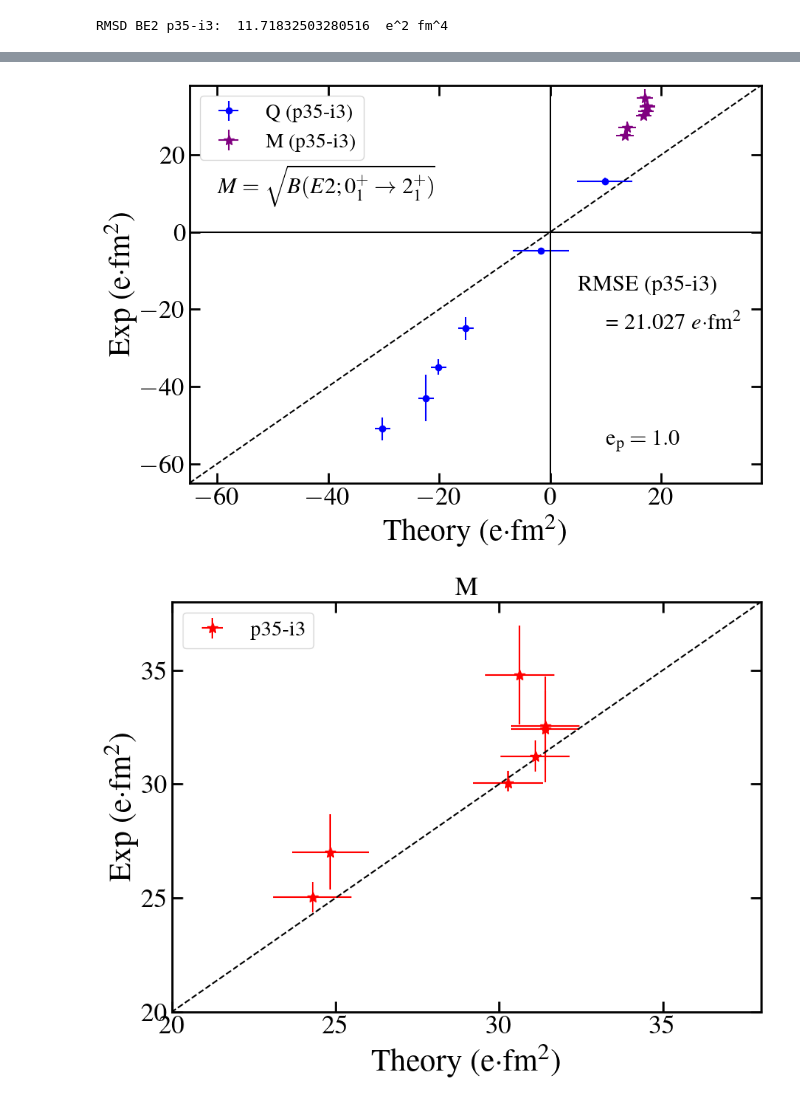
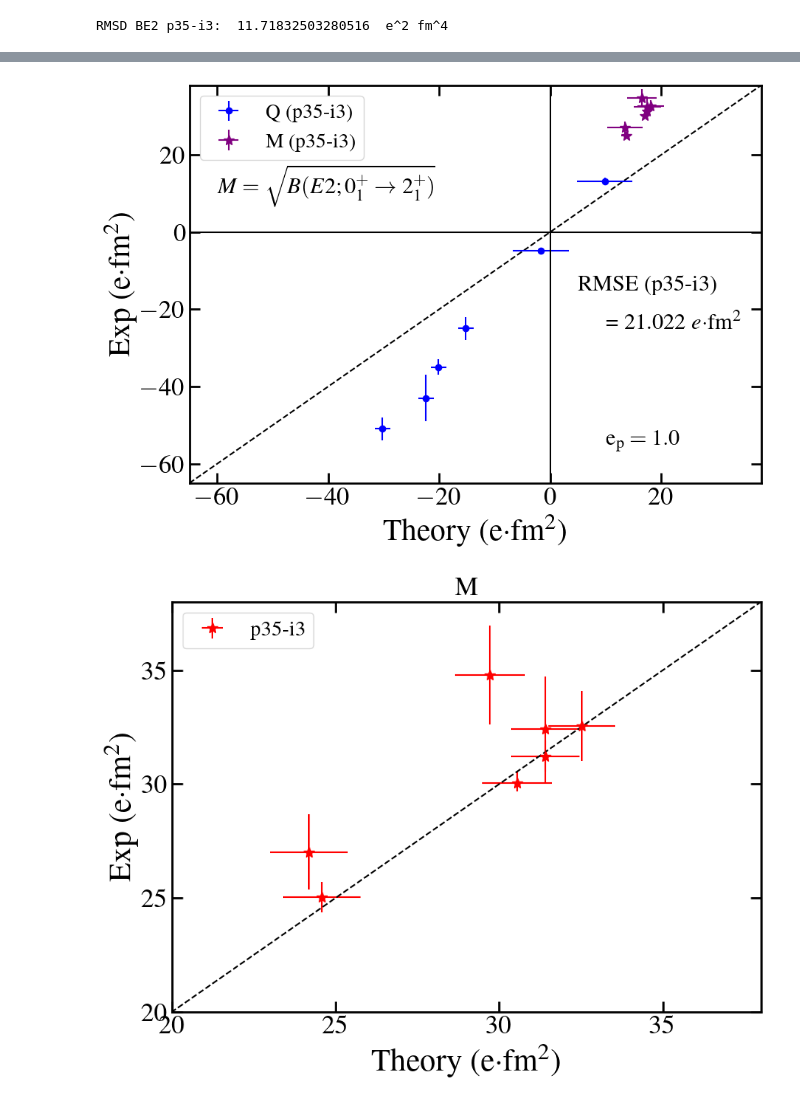
Before and after one commit to JordanPurcell/Research, a Jupyter notebook: plots/EM_properties.ipynb, the cells around one changed output, grey strips where cells are left out. Drawn from its saved outputs; the diff is of its cells as text; code cells hidden in the pictures.

```diff
--- a/plots/EM_properties.ipynb
+++ b/plots/EM_properties.ipynb
@@ -17,13 +17,13 @@ A_odd = [79, 81, 83, 85, 87, 89, 91, 93, 95, 97, 99]                        # Od
 Even_ticks = ['$^{80}$Zn', '$^{82}$Ge', '$^{84}$Se', '$^{86}$Kr', '$^{88}$Sr', '$^{90}$Zr', '$^{92}$Mo', '$^{94}$Ru', '$^{96}$Pd', '$^{98}$Cd']
 Odd_ticks = ['$^{79}$Cu', '$^{81}$Ga', '$^{83}$As', '$^{85}$Br', '$^{87}$Rb', '$^{89}$Y', '$^{91}$Nb', '$^{93}$Tc', '$^{95}$Rh', '$^{97}$Ag', '$^{99}$In']
 odd_J = [9/2, 5/2, 3/2, 5/2, 5/2, 9/2, 9/2, 3/2, 9/2, 9/2, 1/2]
-mu_exp = np.array([2.20, 4.12, 2.75131, 2.44, -0.1374154, 6.37, 2.5, 6.259, 3.0, 10.84, 6.521, -0.101, 8.14, 10.82, 12.4, 2.3, 11.30, 13.9, 6.32, 10.46, 10.97])
-mu_err = [0.1, 0.56, 0.00012, 0.22, 0.0000003, 0.04, 0.4, 0.13, 0.2, 0.06, 0.002, 0.002, 0.13, 0.14, 0.9, 0.3, 0.05, 0.3, 0.06, 0.05, 0.06]
+mu_exp = np.array([1.747, 2.20, 4.12, 2.75131, 2.44, -0.1374154, 6.37, 2.5, 6.25, 3.0, 10.84, 6.521, -0.101, 8.14, 10.82, 12.4, 2.3, 11.30, 13.9, 6.32, 10.46, 8.124, 11.096, 10.97, 6.13])
+mu_err = np.array([0.005, 0.4, 0.56, 0.00012, 0.22, 0.0000003, 0.04, 0.4, 0.13, 0.2, 0.06, 0.002, 0.002, 0.13, 0.14, 1.9, 0.3, 0.05, 0.3, 0.06, 0.05, 0.048, 0.040, 0.06, 0.12])
 #mu_th = [2.65676, 4.25305, 2.76323, 2.27189, -0.02839, 6.63283, 2.79427, 6.58524, 3.87149, 11.7607, 6.7089, -0.03349, 8.8197, 11.7316, 2.93701, 11.9339, 6.72065, 11.5445, 11.98071]
-mu_i2 = np.array([2.55363, 4.19264, 2.79494, 2.18893, -0.19209, 6.25816, 2.63659, 6.02755, 3.47423, 11.0681, 6.3401, -0.19309, 8.1221, 10.8966, 14.3721, 2.78082, 11.2834, 14.37821, 6.35768, 10.7095, 11.32552])
-mu_i3 = np.array([2.60744, 4.31895, 2.86865, 2.21135, -0.19059, 6.26402, 2.65452, 6.03318, 3.53988, 11.0962, 6.3460, -0.19593, 8.1272, 10.9103, 14.4305, 2.79203, 11.2928, 14.39864, 6.35768, 10.7277, 11.32552])
-mu_i2_odd = [1.32900, 1.35724, 1.36501, 3.25468, 2.79494, -0.19209, 6.34012, 6.35768, 6.36354, 6.37525, 6.37525]
-mu_i2_8plus = [11.06812, 11.28340, 11.30680, 11.32552, 11.33488]
+#mu_i2 = np.array([2.55363, 4.19264, 2.79494, 2.17, -0.17814, 6.27, 2.63659, 6.02755, 3.47423, 11.0681, 6.3401, -0.19309, 8.1221, 10.8966, 14.3721, 2.78082, 11.2834, 14.37821, 6.35768, 10.7095, 11.32552])
+mu_i3 = np.array([1.328, 2.61043, 4.12369, 2.86469, 2.21135, -0.19059, 6.26402, 2.65452, 6.04, 3.6, 11.14, 6.346, -0.192, 8.16, 10.92, 14.5, 2.8, 11.29, 14.4, 6.36, 10.75, 8.477, 11.311, 11.33, 6.38 ])
+#mu_i2_odd = [1.32900, 1.35724, 1.36501, 3.25468, 2.79494, -0.19209, 6.34012, 6.35768, 6.36354, 6.37525, 6.37525]
+#mu_i2_8plus = [11.06812, 11.28340, 11.30680, 11.32552, 11.33488]
 mu_i3_odd = [1.32900, 1.33888, 1.35936, 3.30145, 2.86865, -0.19059, 6.34598, 6.35768, 6.36939, 6.37525, 6.37525]
 mu_i3_8plus = [11.09620, 11.29276, 11.31148, 11.32552, 11.33488]
 
@@ -50,15 +50,14 @@ BE2_th1 = [617, 938, 987, 987, 916, 590, 967, 1240, 1166, 755]             # Cal
 BE2_th2 = [620, 954, 990, 967, 919, 584, 970, 1245, 1172, 760]             # Calculations for same transitions using e_p = 2e, values after 1230 correspond to 94Ru, 96Pd, and 98Cd
 BE2_JW = [620, 918, 1185, 833, 691, 561, 1097, 1334, 1235, 809]            # Ji and Wildenthal calculations for first 0+ -> 2+ transitions (e_p = 2.0e)
 BE2_02_i2 = [620, 954, 990, 967, 919, 584, 970]
-BE2_02_i3 = [617, 938, 987, 987, 916, 590, 967]
-
-
+BE2_02_i3 = [585, 883 , 986, 1058, 933, 604, 987]
+BE2_02_i3_err = [5*31, 5*31, 5*31, 5*31, 5*8, 5*8, 5*8]
+BE2_86_exp = [57.74, 28.6, 0.09, 9.4, 39]
+BE2_86_error = [1.68, 0.3, 0.01, 1, 4]
+BE2_86_i3 = [78.11, 32.0, 1.42, 6.0, 47]
 BE2_86_i2 = [81.97, 32.1, 2.315, 4.448, 47.34]
-BE2_86_i3 = [82.28, 32.51, 2.11, 5.198, 47.34]
 BE2_86_jj44a = [56.13, 32.73, 1.977, 5.429, 47.34]
 BE2_86_JW = [39.92, 28.96, 0.7317, 7.405, 47.34]
-BE2_86_exp = [57.74, 32.342, 0.1193, 9.40, 38.38]
-BE2_86_error = [1.68, 0.543, 0.0076, 1.04, 4.03]
 # 94Rb only has J values of 6 and 8+
 # M = sqrt[B(E2)]
 M_exp = np.array([math.sqrt(BE2_exp[i]) for i in range(len(BE2_exp))])
@@ -66,6 +65,7 @@ M_err_top = [0.5*BE2_err_top[i]*math.pow(BE2_exp[i], -0.5) for i in range(len(BE
 M_err_bot = [0.5*BE2_err_bot[i]*math.pow(BE2_exp[i], -0.5) for i in range(len(BE2_exp))]
 M_i2 = [math.sqrt(BE2_02_i2[i]) for i in range(len(BE2_02_i2))]
 M_i3 = np.array([math.sqrt(BE2_02_i3[i]) for i in range(len(BE2_02_i3))])
+M_i3_err = [BE2_02_i3_err[i]/(2*math.sqrt(BE2_02_i3[i])) for i in range(len(BE2_02_i3))]
 M_free_i2 = [M_i2[i]/1.8 for i in range(len(M_i2))]
 M_free_i3 = np.array([M_i3[i]/1.8 for i in range(len(M_i3))])
 x = np.linspace(-65, 38)
@@ -642,7 +640,7 @@ plt.plot(x, x, 'k--')
 #plt.errorbar(Q_i2_free, Qexp, yerr=Q_err, fmt='o', mfc='orange', mec='orange', ecolor='orange', label='Q (p35-i2)')
 plt.errorbar(Q_i3_free, Qexp, xerr=[5, 5, 1.4, 1.4, 1.4, 1.4], yerr=Q_err, fmt='o', mfc='blue', mec='blue', ecolor='blue', label='Q (p35-i3)')
 #plt.errorbar(M_free_i2, M_exp, yerr=(M_err_bot, M_err_top), fmt='*', mfc='red', mec='red', ecolor='purple', ms=10, label=r'M (p35-i2)')
-plt.errorbar(M_free_i3, M_exp, xerr=[be2_RMSD/(2*math.sqrt(M_free_i3[i])) for i in range(len(M_free_i3))], yerr=(M_err_bot, M_err_top),
+plt.errorbar(M_free_i3, M_exp, xerr=M_i3_err, yerr=(M_err_bot, M_err_top),
              fmt='*', mfc='purple', mec='purple', ecolor='purple', ms=10, label=r'M (p35-i3)')
 plt.vlines(0, -65, 38, colors='k')
 plt.hlines(0, -65, 38, colors='k')
@@ -667,34 +665,35 @@ plt.errorbar(M_i3, M_exp, xerr=[be2_RMSD/(2*math.sqrt(M_i3[i])) for i in range(l
 plt.plot(x, x, 'k--')
 plt.xlim(20, 38)
 plt.ylim(20, 38)
 plt.xlabel(r'Theory (e$ \cdot $fm$^2$)', fontsize=30)
 plt.ylabel(r'Exp (e$ \cdot $fm$^2$)', fontsize=30)
 plt.tick_params(which="major", direction="in", right=True, top=True, length=10, width=2, labelsize=25)
 plt.tick_params(which="minor", direction="in", right=True, top=True, length=5, width=1, labelsize=25)
 plt.title(r'M', fontsize=25)
 plt.legend(fontsize=20)
 plt.show()
 
+be2_RMSD_up = [5*32, 5*32, 5*32, 5*32, 5*8, 5*8, 5*8, 5*8, 5*8, 5*8]
 fig4 = plt.figure(figsize=(10,7))
 ax4 = fig4.add_subplot()
-plt.errorbar(A_even[:7], BE2_exp, yerr=(BE2_err_bot, BE2_err_top), fmt='s', mfc='black', mec='black', ecolor='black', ms=8, label='exp')
-plt.errorbar(A_even, BE2_th1, yerr=[be2_RMSD, be2_RMSD, be2_RMSD, be2_RMSD, be2_RMSD, be2_RMSD, be2_RMSD, be2_RMSD, be2_RMSD, be2_RMSD],
+plt.errorbar(np.array(A_even[:7]) + np.array([0.1]*7), BE2_exp, yerr=(BE2_err_bot, BE2_err_top), fmt='s', mfc='black', mec='black', ecolor='black', ms=8, label='exp')
+plt.errorbar(A_even, BE2_th1, yerr=be2_RMSD_up,
                     fmt='*-', color='purple', mfc='purple', mec='purple', ecolor='purple', ms=13, label='p35-i3')
 #plt.plot(A_even, BE2_th2, '-o', label='p35-i2')
 plt.plot(A_even, BE2_JW, '-o', label='n50j')
 plt.plot(A_even, BE2_jj44a, 'go-', label='jj44a')
 plt.xlim(78, 100)
 plt.ylim(0, 1500)
 plt.xticks(A_even, Even_ticks)
 plt.ylabel('B(E2) e$^2 \cdot $fm$^4$', fontsize=30)
 plt.tick_params(which="major", direction="in", right=True, top=True, length=10, width=2, pad=8, labelsize=22)
 plt.tick_params(which="minor", direction="in", right=True, top=True, length=5, width=1, labelsize=25)
 plt.legend(fontsize=20, loc='lower right')
 ax4.text(0.08, 0.1, r'0$^+_1$ $\rightarrow$ 2$^+_1$ for N=50',
         verticalalignment='bottom', horizontalalignment='left',
         transform=ax4.transAxes,
         color='black', fontsize=20)
 plt.show()
 # %% [output]
-[figure, old version]
+[figure, new version]
-[figure, old version]
+[figure, new version]
```
Also changed, not shown: parts of 9 cells of this notebook, 11 other files.
